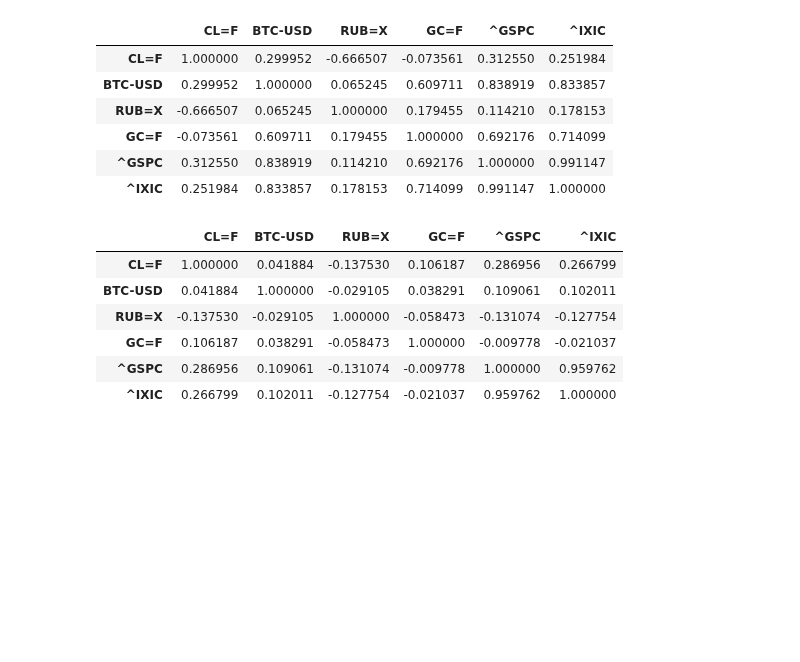
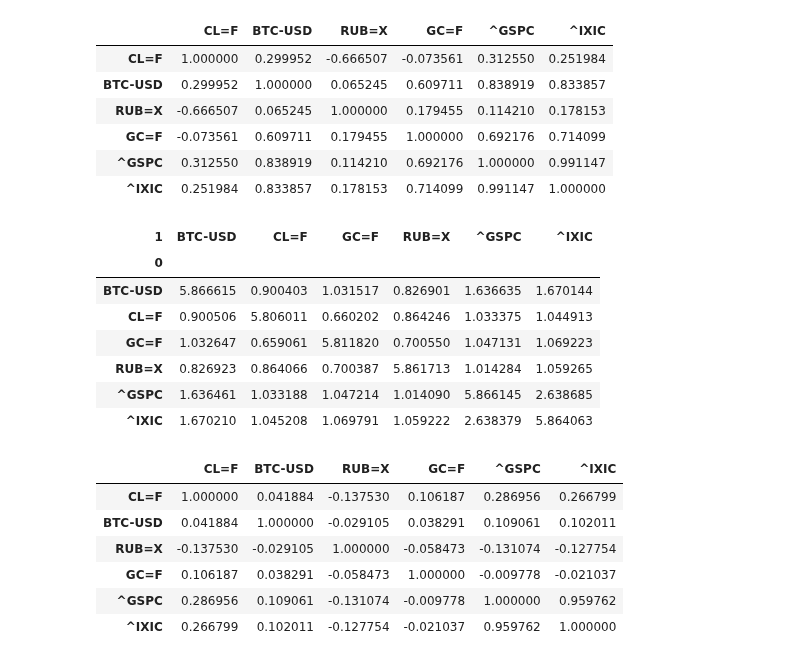
Before and after one commit to dllllb/btrade, a Jupyter notebook: correlations.ipynb, the cells around one changed output. Drawn from its saved outputs; the diff is of its cells as text; code cells hidden in the pictures; blank space fills up the shorter version.

```diff
--- a/correlations.ipynb
+++ b/correlations.ipynb
@@ -32,6 +32,25 @@ ticks_df.corr().style.background_gradient(cmap='bwr', vmin=-1, vmax=1)
 | GC=F | -0.073561 | 0.609711 | 0.179455 | 1.000000 | 0.692176 | 0.714099 |
 | ^GSPC | 0.312550 | 0.838919 | 0.114210 | 0.692176 | 1.000000 | 0.991147 |
 | ^IXIC | 0.251984 | 0.833857 | 0.178153 | 0.714099 | 0.991147 | 1.000000 |
+# %%
+from scipy.spatial.distance import pdist, squareform
+from sklearn.feature_selection import mutual_info_regression
+
+mi = [
+    (a, b, mutual_info_regression(ticks_df[a][:,None], ticks_df[b])[0])
+    for a in ticks_df.columns
+    for b in ticks_df.columns
+]
+pd.DataFrame(mi).pivot(0, 1, 2).style.background_gradient(cmap='Reds', vmin=0, vmax=5)
+# %% [output]
+| 1 | BTC-USD | CL=F | GC=F | RUB=X | ^GSPC | ^IXIC |
+| 0 |  |  |  |  |  |  |
+| BTC-USD | 5.866615 | 0.900403 | 1.031517 | 0.826901 | 1.636635 | 1.670144 |
+| CL=F | 0.900506 | 5.806011 | 0.660202 | 0.864246 | 1.033375 | 1.044913 |
+| GC=F | 1.032647 | 0.659061 | 5.811820 | 0.700550 | 1.047131 | 1.069223 |
+| RUB=X | 0.826923 | 0.864066 | 0.700387 | 5.861713 | 1.014284 | 1.059265 |
+| ^GSPC | 1.636461 | 1.033188 | 1.047214 | 1.014090 | 5.866145 | 2.638685 |
+| ^IXIC | 1.670210 | 1.045208 | 1.069791 | 1.059222 | 2.638379 | 5.864063 |
 # %%
 change_df = ticks_df.pct_change().dropna()
 change_df.corr().style.background_gradient(cmap='bwr', vmin=-1, vmax=1)
```
Also changed, not shown: parts of 4 cells of this notebook.
